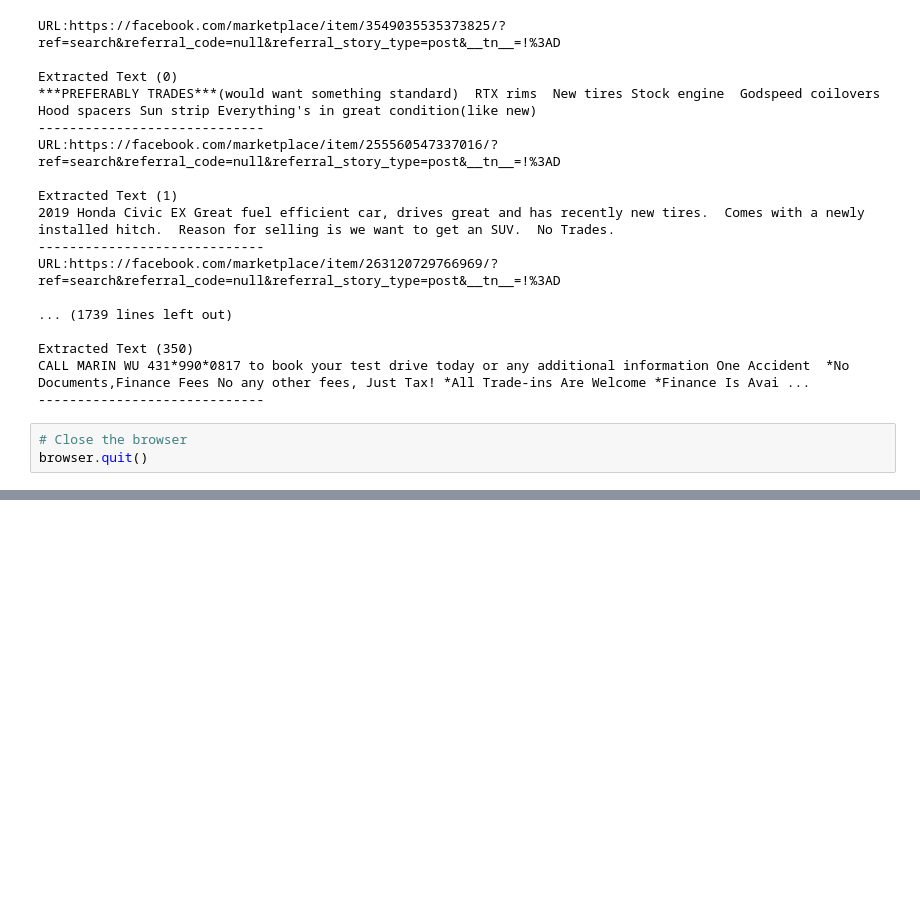
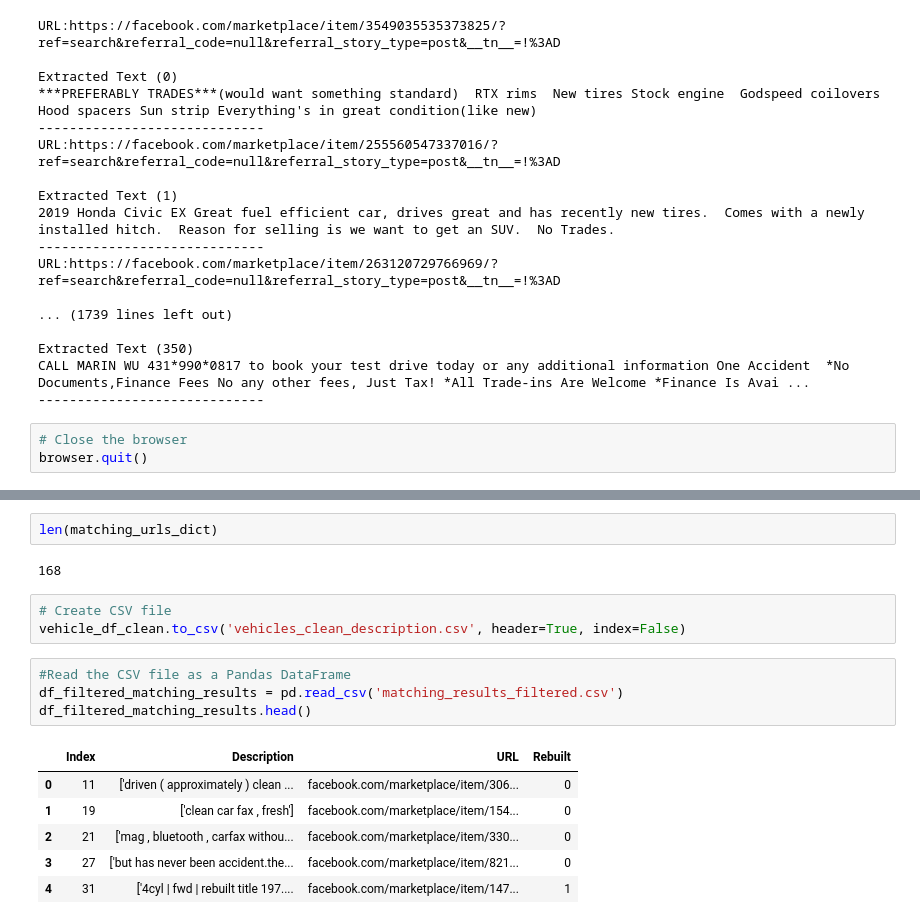
Before and after one commit to pietrostolf/Facebook-Marketplace-Analysis-Dashboard, a Jupyter notebook: Marketplace_Scraper_5.ipynb, the cells around one changed output, grey strips where cells are left out. Cells and saved outputs as stored; diff of their text form; blank space fills up the shorter version.

```diff
--- a/Marketplace_Scraper_5.ipynb
+++ b/Marketplace_Scraper_5.ipynb
@@ -656,0 +625,18 @@ vehicle_df_clean.to_csv('vehicles_clean_description.csv', header=True, index=Fal
+# %%
+len(matching_urls_dict)
+# %% [output]
+168
+# %%
+# Create CSV file
+vehicle_df_clean.to_csv('vehicles_clean_description.csv', header=True, index=False)
+# %%
+#Read the CSV file as a Pandas DataFrame
+df_filtered_matching_results = pd.read_csv('matching_results_filtered.csv')
+df_filtered_matching_results.head()
+# %% [output]
+|  | Index | Description | URL | Rebuilt |
+| 0 | 11 | ['driven ( approximately ) clean ... | facebook.com/marketplace/item/306... | 0 |
+| 1 | 19 | ['clean car fax , fresh'] | facebook.com/marketplace/item/154... | 0 |
+| 2 | 21 | ['mag , bluetooth , carfax withou... | facebook.com/marketplace/item/330... | 0 |
+| 3 | 27 | ['but has never been accident.the... | facebook.com/marketplace/item/821... | 0 |
+| 4 | 31 | ['4cyl | fwd | rebuilt title 197.... | facebook.com/marketplace/item/147... | 1 |
```
Also changed, not shown: parts of 14 cells of this notebook, 5 other files.
